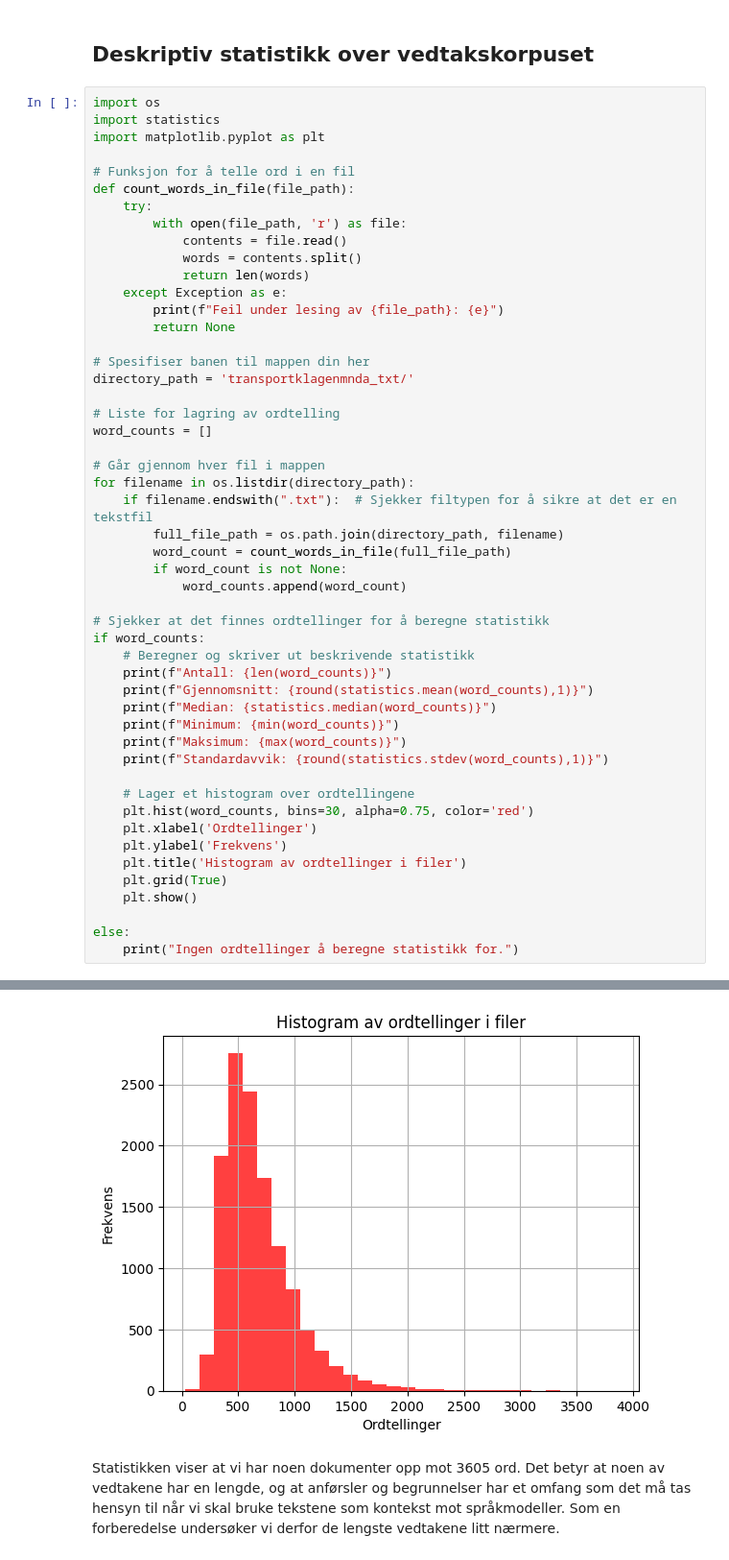
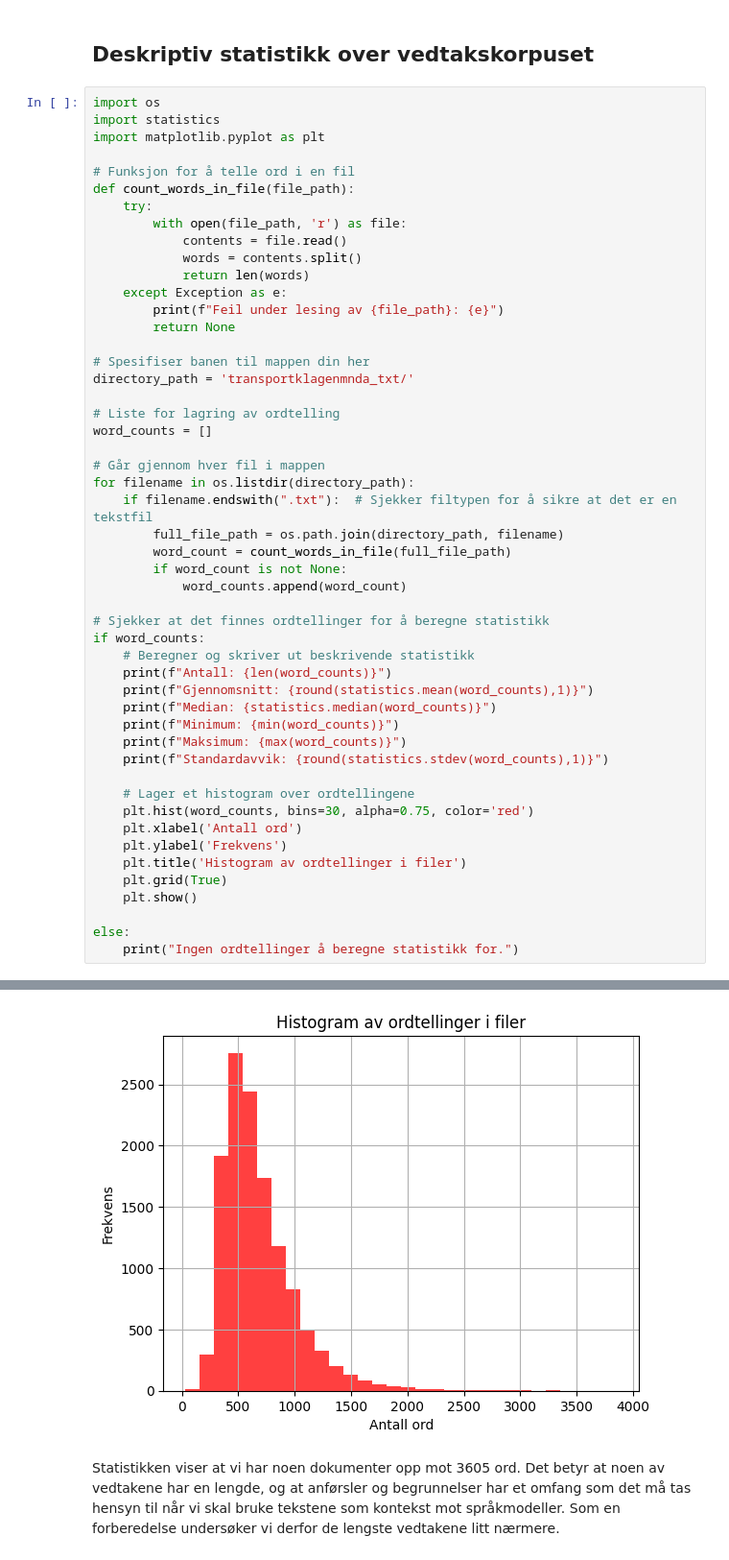
Before and after one commit to hans-chr-f/Transportklagenmenda, a Jupyter notebook: Etablering_av_vedtakskorpus.ipynb, the cells around one changed output, grey strips where cells are left out. Shown: that part at 96% size. Cells and saved outputs as stored; diff of their text form.

```diff
--- a/Etablering_av_vedtakskorpus.ipynb
+++ b/Etablering_av_vedtakskorpus.ipynb
@@ -328,35 +328,35 @@ for filename in os.listdir(directory_path):
         word_count = count_words_in_file(full_file_path)
         if word_count is not None:
             word_counts.append(word_count)
 
 # Sjekker at det finnes ordtellinger for å beregne statistikk
 if word_counts:
     # Beregner og skriver ut beskrivende statistikk
     print(f"Antall: {len(word_counts)}")
     print(f"Gjennomsnitt: {round(statistics.mean(word_counts),1)}")
     print(f"Median: {statistics.median(word_counts)}")
     print(f"Minimum: {min(word_counts)}")
     print(f"Maksimum: {max(word_counts)}")
     print(f"Standardavvik: {round(statistics.stdev(word_counts),1)}")
 
     # Lager et histogram over ordtellingene
     plt.hist(word_counts, bins=30, alpha=0.75, color='red')
-    plt.xlabel('Ordtellinger')
+    plt.xlabel('Antall ord')
     plt.ylabel('Frekvens')
     plt.title('Histogram av ordtellinger i filer')
     plt.grid(True)
     plt.show()
 
 else:
     print("Ingen ordtellinger å beregne statistikk for.")
 # %% [output]
 Antall: 12595
 Gjennomsnitt: 680.5
 Median: 605
 Minimum: 28
 Maksimum: 3862
 Standardavvik: 330.0
-[figure, old version]
+[figure, new version]
 # %% [markdown]
 Statistikken viser at vi har noen dokumenter opp mot 3605 ord. Det betyr at noen av vedtakene har en lengde, og at anførsler og begrunnelser har et omfang som det må tas hensyn til når vi skal bruke tekstene som kontekst mot språkmodeller. Som en forberedelse undersøker vi derfor de lengste vedtakene litt nærmere.
 # %%
```
Also changed, not shown: parts of 1 cell of this notebook, 1 other file.
